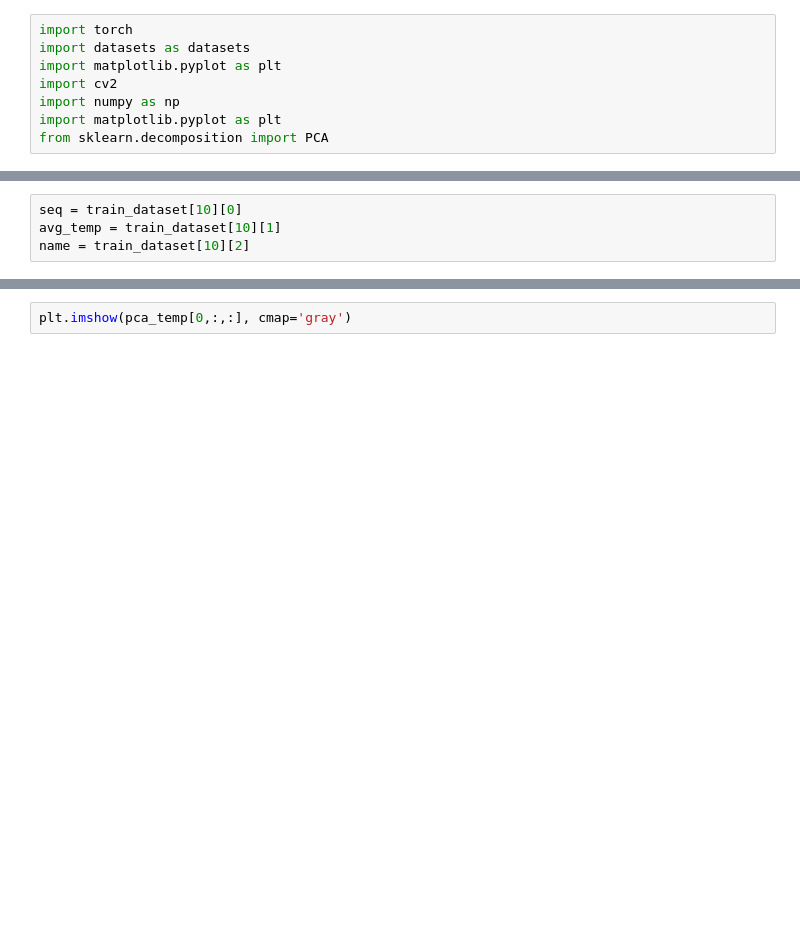
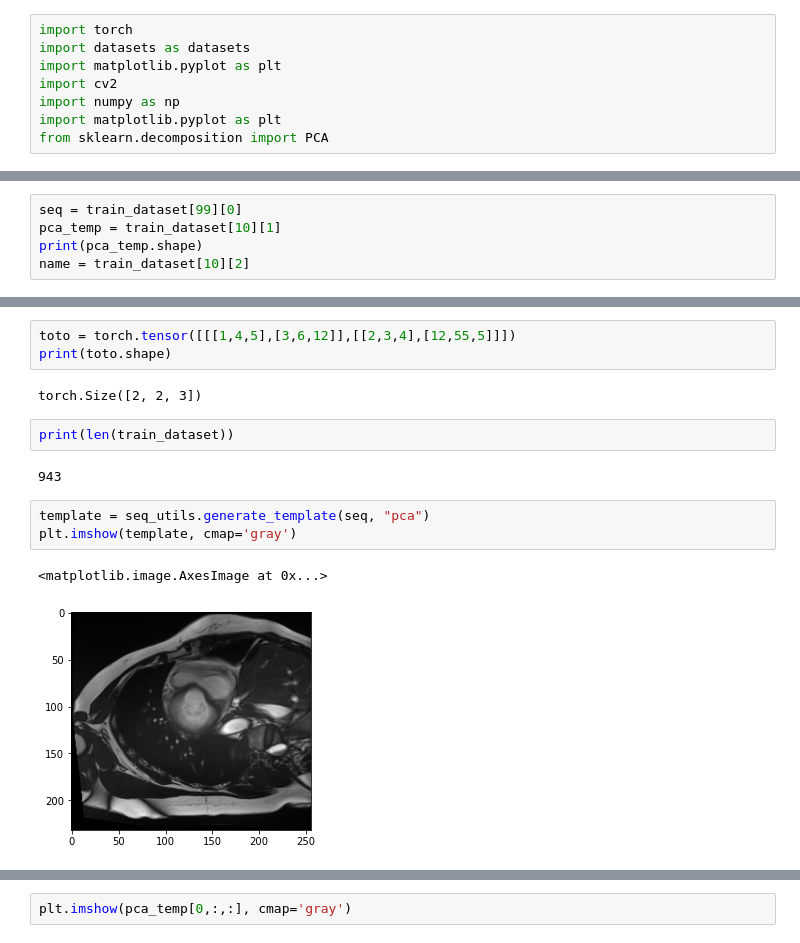
Before and after one commit to ManalHamdi/RAFT, a Jupyter notebook: core/DataVisualisation.ipynb, the cells around one changed output, grey strips where cells are left out. Saved outputs shown, nothing was run; the diff lists cells and outputs as text; blank space fills up the shorter version.

```diff
--- a/core/DataVisualisation.ipynb
+++ b/core/DataVisualisation.ipynb
@@ -17,4 +26,5 @@ train_dataset = datasets.ACDCDataset("../datasets/ACDC_processed/", "training",
 # %%
-seq = train_dataset[10][0]
-avg_temp = train_dataset[10][1]
+seq = train_dataset[99][0]
+pca_temp = train_dataset[10][1]
+print(pca_temp.shape)
 name = train_dataset[10][2]
@@ -21,3 +207,18 @@ name = train_dataset[10][2]
+# %%
+toto = torch.tensor([[[1,4,5],[3,6,12]],[[2,3,4],[12,55,5]]])
+print(toto.shape)
+# %% [output]
+torch.Size([2, 2, 3])
+# %%
+print(len(train_dataset))
+# %% [output]
+943
+# %%
+template = seq_utils.generate_template(seq, "pca")
+plt.imshow(template, cmap='gray')
+# %% [output]
+<matplotlib.image.AxesImage at 0x...>
+[figure, added]
 # %%
 for i in range(len(train_dataset)):
     if (train_dataset[i][2] == "patient020_z_4"):
```
Also changed, not shown: parts of 19 cells of this notebook, 8 other files.
